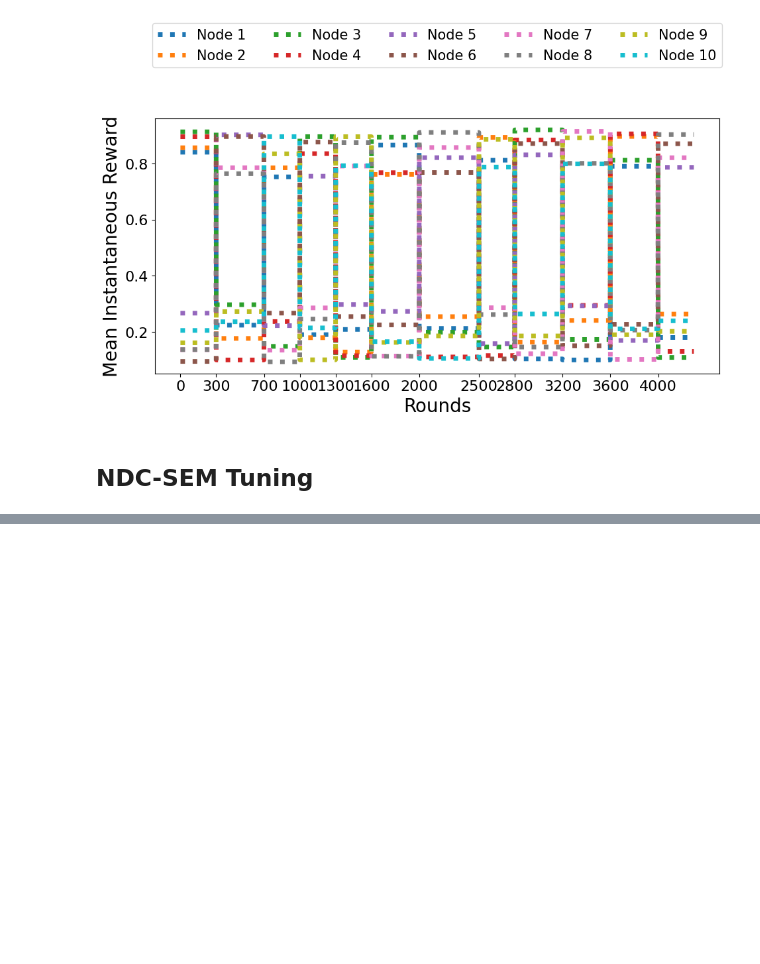
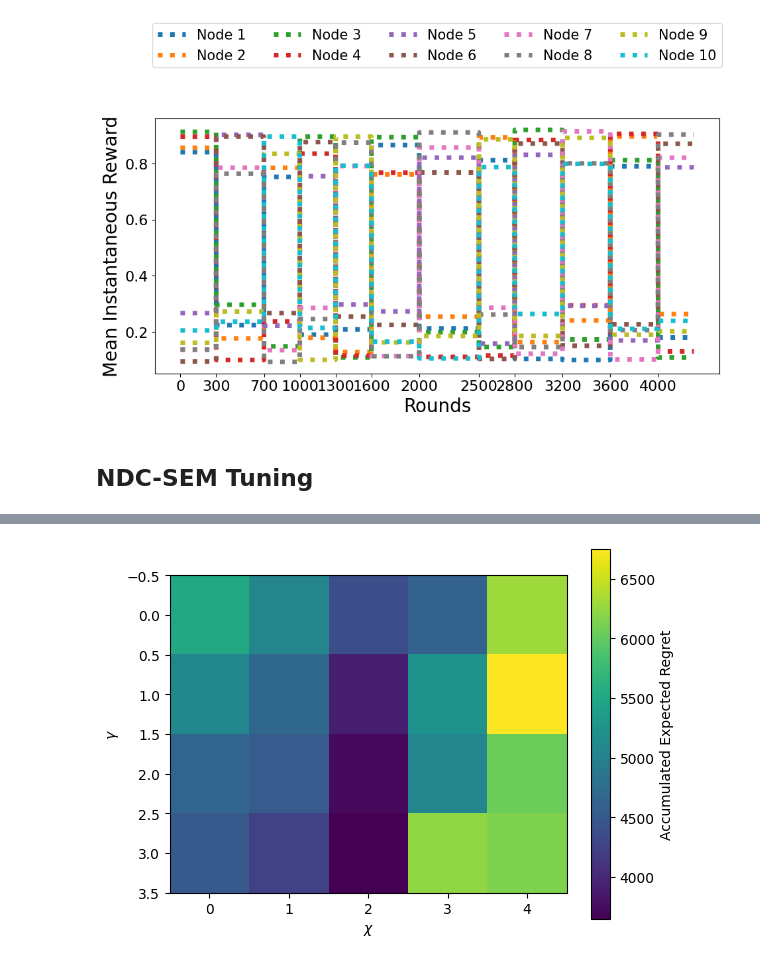
Before and after one commit to AIPhD/non_stationary_graph_bandit_with_delay, a Jupyter notebook: Tuning_notebooks/Tuning_50.ipynb, the cells around one changed output, grey strips where cells are left out. Drawn from its saved outputs; the diff is of its cells as text; code cells hidden in the pictures; blank space fills up the shorter version.

Commit message:
heatmap

```diff
--- a/Tuning_notebooks/Tuning_50.ipynb
+++ b/Tuning_notebooks/Tuning_50.ipynb
@@ -590,0 +572,6 @@ sorted(regrets.items(), key=lambda x: x[1])
+# %%
+filename_tot_regret = f"final_expected_regret_saving_d_{Delay}.csv"
+dict_file_name = f'final_regret_d_{Delay}.pkl'
+# %%
+with open(dict_file_name, 'wb') as f:
+    pickle.dump(regrets, f)
@@ -590,0 +594,3 @@ sorted(regrets.items(), key=lambda x: x[1])
+# %%
+with open(dict_file_name, 'rb') as f:
+    regrets = pickle.load(f)
@@ -590,0 +601,10 @@ sorted(regrets.items(), key=lambda x: x[1])
+# %%
+reg_map = np.zeros((len(xis), len(gammas)))
+l1=0
+l2=0
+for xi in xis:
+    for gamma in gammas:
+        reg_map[l1][l2] = regrets.get((xi, gamma))
+        l2 += 1
+    l1 += 1
+    l2 = 0
@@ -590,0 +622,9 @@ sorted(regrets.items(), key=lambda x: x[1])
+# %%
+im = plt.imshow(reg_map)
+cbar = plt.colorbar(im)
+cbar.set_label("Accumulated Expected Regret")
+plt.xlabel(f'$\chi$')
+plt.ylabel(f'$\gamma$')
+plt.show()
+# %% [output]
+[figure, added]
```
Also changed, not shown: parts of 16 cells of this notebook, 2 other files.
